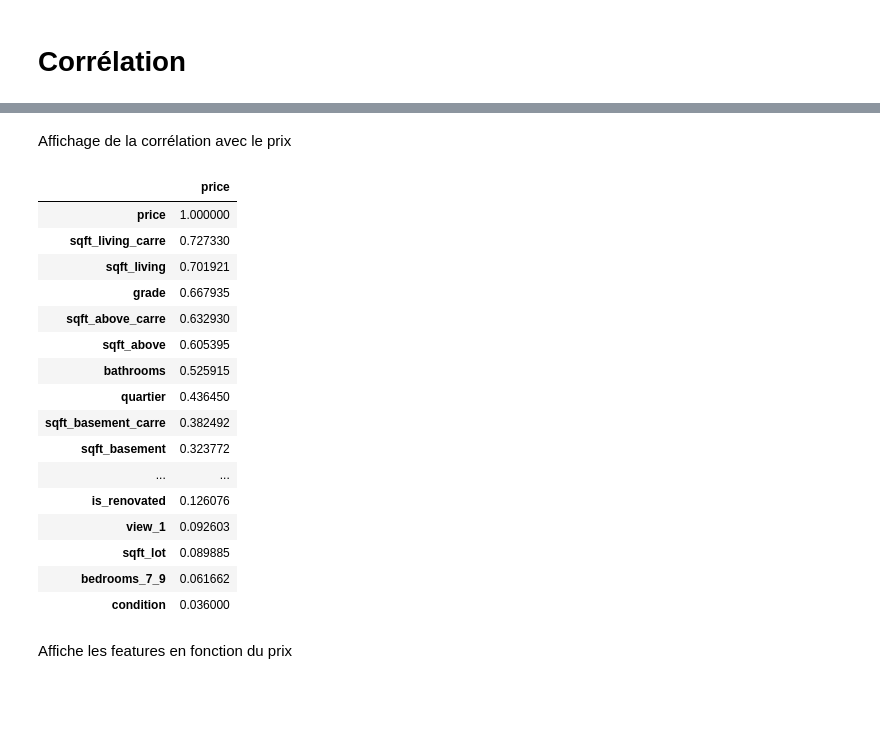
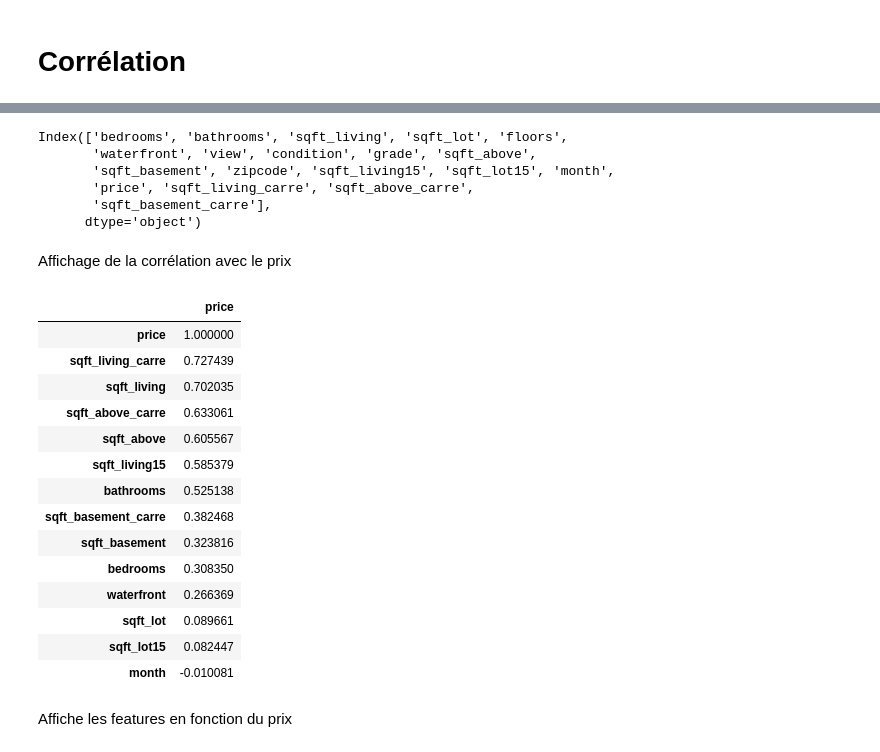
Before and after one commit to StevenDelval/application_pr-diction_prix_maison, a Jupyter notebook: data_cleaning_analysis.ipynb, the cells around one changed output, grey strips where cells are left out. Cells and saved outputs as stored; diff of their text form; code cells hidden in the pictures; blank space fills up the shorter version.

```diff
--- a/data_cleaning_analysis.ipynb
+++ b/data_cleaning_analysis.ipynb
@@ -165,6 +211,0 @@ Index(['id', 'date', 'price', 'bedrooms', 'bathrooms', 'sqft_living',
-# %%
-df["bedrooms"] = df["bedrooms"].astype(str)
-df["zipcode"] = df["zipcode"].astype(str)
-df["view"] = df["view"].astype(str)
-
-df_dum = pd.get_dummies(df)
@@ -211,6 +212,6 @@ df_dum["bedrooms_10_11"] = df_dum['bedrooms_10'] + df_dum['bedrooms_11']
 # %%
-df_dum_save = df_dum[["bedrooms_1_3", "bedrooms_4_6", "bedrooms_7_9","bedrooms_10_11",
-       'bathrooms', 'sqft_living',
-       'sqft_lot', 'floors', 'waterfront', 'view_0', 'view_1', 'view_2',
-       'view_3', 'view_4', 'condition', 'grade',
-       'sqft_above', 'sqft_basement','quartier', 'is_renovated',"price"]]
+df_save = df[['bedrooms', 'bathrooms', 'sqft_living',
+       'sqft_lot', 'floors', 'waterfront', 'view', 'condition', 'grade',
+       'sqft_above', 'sqft_basement', 'zipcode'
+       , 'sqft_living15', 'sqft_lot15', 'month',
+       'price']]
@@ -219,8 +234,8 @@ Mise au carrée de certaine colonnes
 # %%
 pd.options.mode.chained_assignment =None
 
-df_dum_save['sqft_living_carre'] = df_dum_save['sqft_living']**2
-df_dum_save['sqft_above_carre'] = df_dum_save['sqft_above']**2
-df_dum_save['sqft_basement_carre'] = df_dum_save['sqft_basement']**2
+df_save['sqft_living_carre'] = df_save['sqft_living']**2
+df_save['sqft_above_carre'] = df_save['sqft_above']**2
+df_save['sqft_basement_carre'] = df_save['sqft_basement']**2
 
 pd.options.mode.chained_assignment ='warn'
@@ -249,25 +242,37 @@ df_dum_save
+# %%
+df_save.columns
+# %% [output]
+Index(['bedrooms', 'bathrooms', 'sqft_living', 'sqft_lot', 'floors',
+       'waterfront', 'view', 'condition', 'grade', 'sqft_above',
+       'sqft_basement', 'zipcode', 'sqft_living15', 'sqft_lot15', 'month',
+       'price', 'sqft_living_carre', 'sqft_above_carre',
+       'sqft_basement_carre'],
+      dtype='object')
 # %% [markdown]
 Affichage de la corrélation avec le prix
+# %%
+df_save = df_save[['bedrooms', 'bathrooms', 'sqft_living', 'sqft_living_carre', 'sqft_lot', 'floors',
+       'waterfront', 'view', 'condition', 'grade', 'sqft_above', 'sqft_above_carre',
+       'sqft_basement','sqft_basement_carre', 'zipcode', 'sqft_living15', 'sqft_lot15', 'month',
+       'price']]
 # %%
-df_dum_save[df_dum_save.columns[0:]].corr()['price'][:].sort_values(ascending=False).to_frame()
+df_save[df_save.columns[0:]].corr()['price'][:].sort_values(ascending=False).to_frame()
 # %% [output]
 |  | price |
 | price | 1.000000 |
-| sqft_living_carre | 0.727330 |
-| sqft_living | 0.701921 |
-| grade | 0.667935 |
-| sqft_above_carre | 0.632930 |
-| sqft_above | 0.605395 |
-| bathrooms | 0.525915 |
-| quartier | 0.436450 |
-| sqft_basement_carre | 0.382492 |
-| sqft_basement | 0.323772 |
-| ... | ... |
-| is_renovated | 0.126076 |
-| view_1 | 0.092603 |
-| sqft_lot | 0.089885 |
-| bedrooms_7_9 | 0.061662 |
-| condition | 0.036000 |
+| sqft_living_carre | 0.727439 |
+| sqft_living | 0.702035 |
+| sqft_above_carre | 0.633061 |
+| sqft_above | 0.605567 |
+| sqft_living15 | 0.585379 |
+| bathrooms | 0.525138 |
+| sqft_basement_carre | 0.382468 |
+| sqft_basement | 0.323816 |
+| bedrooms | 0.308350 |
+| waterfront | 0.266369 |
+| sqft_lot | 0.089661 |
+| sqft_lot15 | 0.082447 |
+| month | -0.010081 |
 # %% [markdown]
 Affiche les features en fonction du prix
 # %%
```
Also changed, not shown: parts of 29 cells of this notebook, 23 other files.
